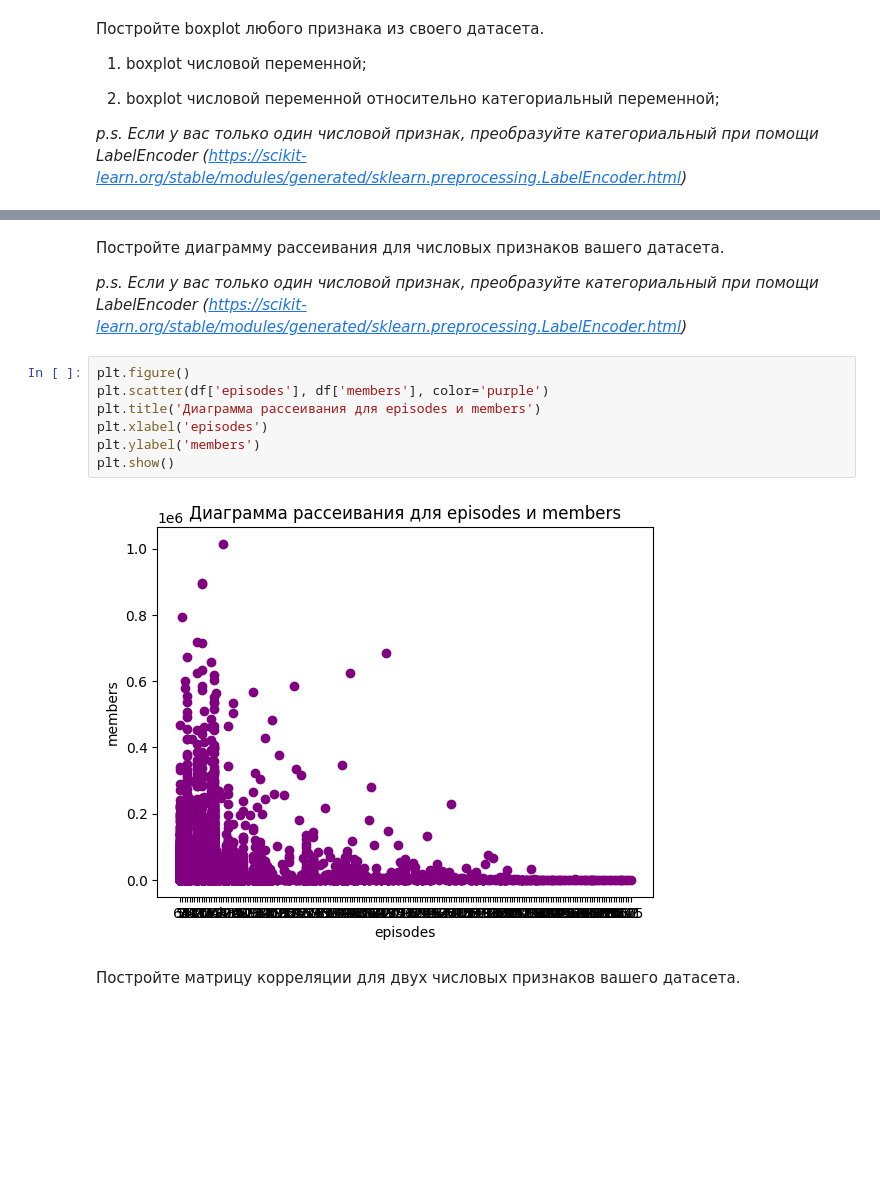
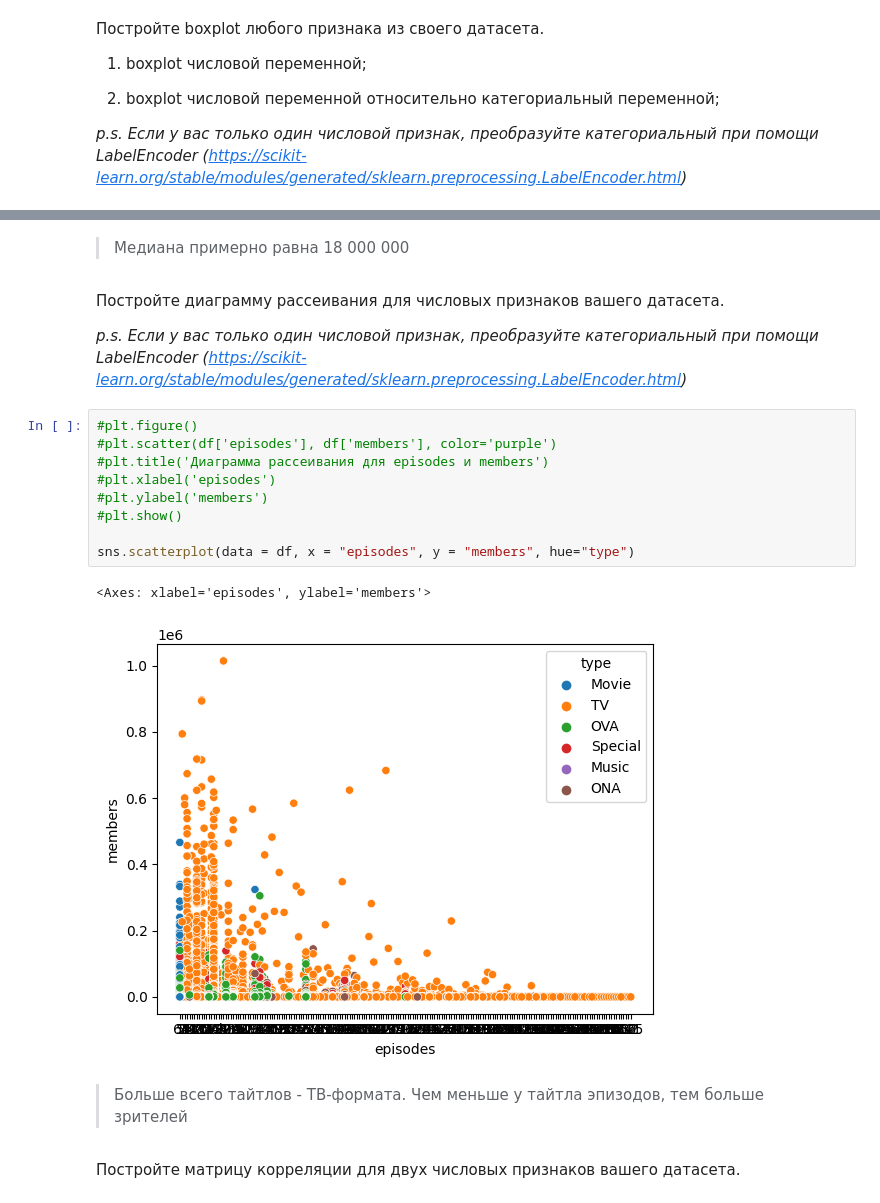
Before and after one commit to TheGodseeker/ML_PR, a Jupyter notebook: Задание_2.ipynb, the cells around one changed output, grey strips where cells are left out. Cells and saved outputs as stored; diff of their text form; blank space fills up the shorter version.

```diff
--- a/Задание_2.ipynb
+++ b/Задание_2.ipynb
@@ -200,16 +183,27 @@ plt.show()
+# %% [markdown]
+
+
+> Медиана примерно равна 18 000 000
 # %% [markdown]
 Постройте диаграмму рассеивания для числовых признаков вашего датасета.
 
 *p.s. Если у вас только один числовой признак, преобразуйте категориальный при помощи LabelEncoder (https://scikit-learn.org/stable/modules/generated/sklearn.preprocessing.LabelEncoder.html)*
 # %%
-plt.figure()
-plt.scatter(df['episodes'], df['members'], color='purple')
-plt.title('Диаграмма рассеивания для episodes и members')
-plt.xlabel('episodes')
-plt.ylabel('members')
-plt.show()
+#plt.figure()
+#plt.scatter(df['episodes'], df['members'], color='purple')
+#plt.title('Диаграмма рассеивания для episodes и members')
+#plt.xlabel('episodes')
+#plt.ylabel('members')
+#plt.show()
+
+sns.scatterplot(data = df, x = "episodes", y = "members", hue="type")
 # %% [output]
+<Axes: xlabel='episodes', ylabel='members'>
-[figure, old version]
+[figure, new version]
+# %% [markdown]
+
+
+> Больше всего тайтлов - ТВ-формата. Чем меньше у тайтла эпизодов, тем больше зрителей
 # %% [markdown]
 Постройте матрицу корреляции для двух числовых признаков вашего датасета.
 # %%
```
Also changed, not shown: parts of 12 cells of this notebook.
